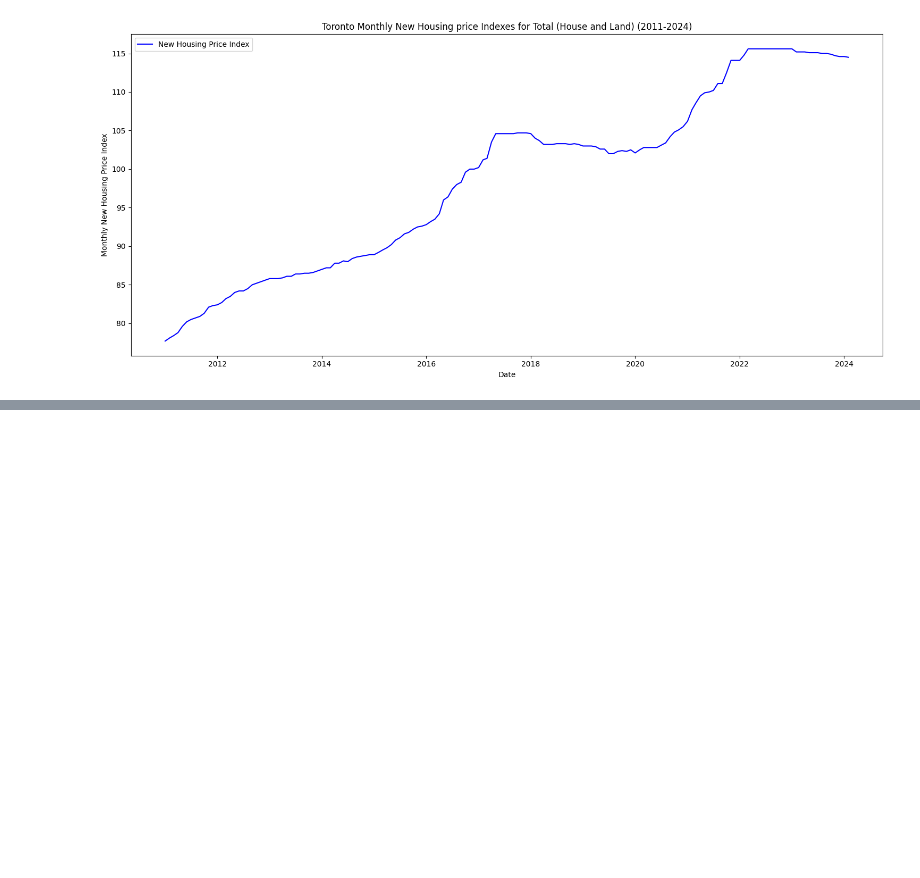
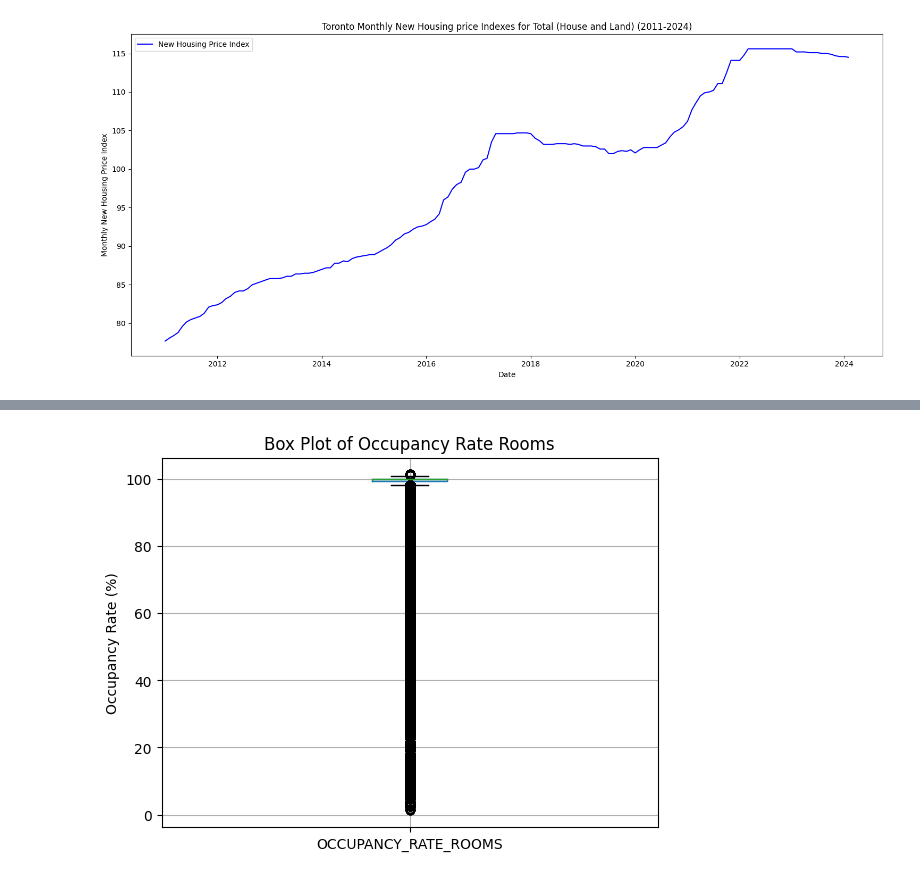
Before and after one commit to Tomasdfgh/RBCs_Borealis_AIs_Shelter_Occupancy_Forecast, a Jupyter notebook: Data_Visualization.ipynb, the cells around one changed output, grey strips where cells are left out. Drawn from its saved outputs; the diff is of its cells as text; code cells hidden in the pictures; blank space fills up the shorter version.

```diff
--- a/Data_Visualization.ipynb
+++ b/Data_Visualization.ipynb
@@ -367,0 +477,8 @@ plt.show()
+# %%
+# Box plot for occupancy rates
+final_data.boxplot(column=['OCCUPANCY_RATE_ROOMS'])
+plt.title('Box Plot of Occupancy Rate Rooms')
+plt.ylabel('Occupancy Rate (%)')
+plt.show()
+# %% [output]
+[figure, added]
```
Also changed, not shown: parts of 17 cells of this notebook.
